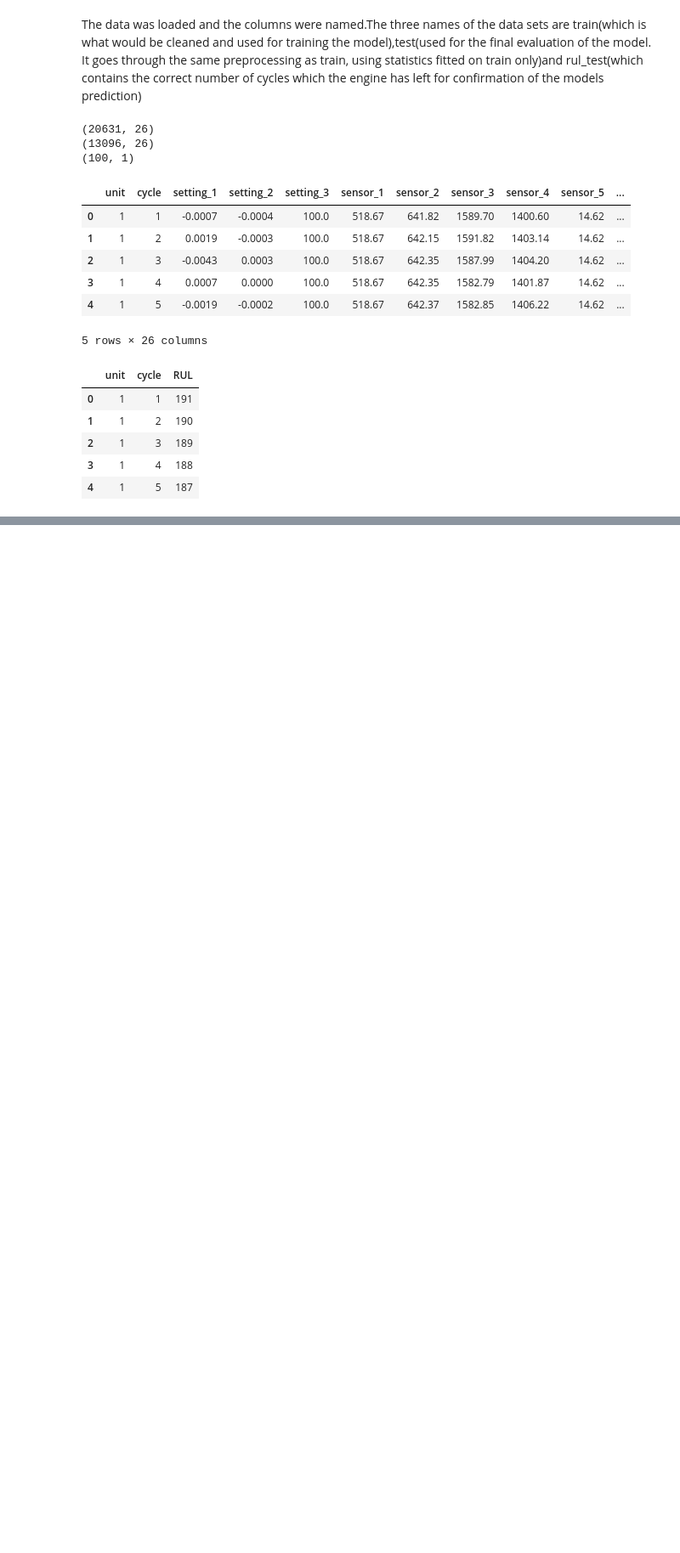
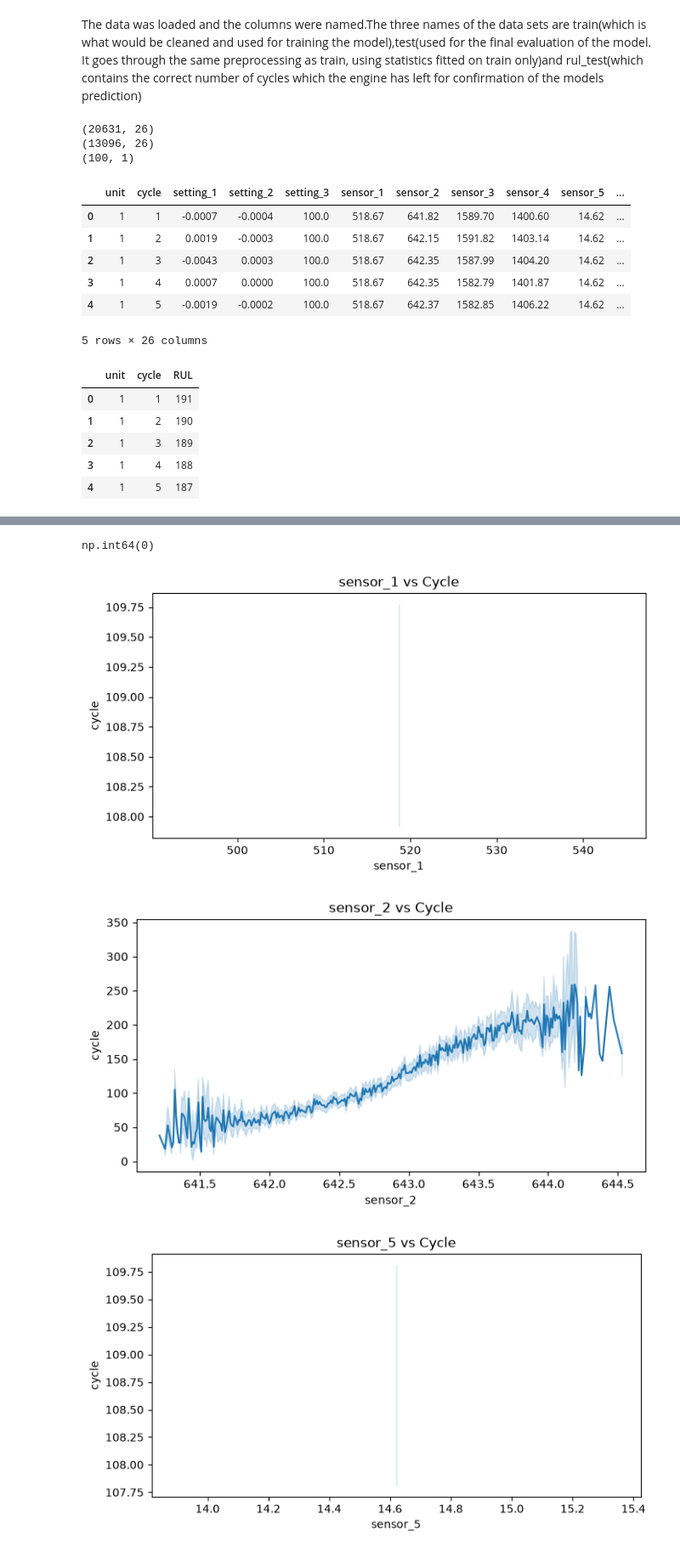
Before and after one commit to Alegbeleye-Ayomide/NASA-C-MAPSS, a Jupyter notebook: NASA C-MAPSS.ipynb, the cells around one changed output, grey strips where cells are left out. Shown at 85% size. Drawn from its saved outputs; the diff is of its cells as text; code cells hidden in the pictures; blank space fills up the shorter version.

```diff
--- a/NASA C-MAPSS.ipynb
+++ b/NASA C-MAPSS.ipynb
@@ -45,0 +102,19 @@ train[['unit', 'cycle', 'RUL']].head()
+# %%
+train.duplicated().sum()
+# %% [output]
+np.int64(0)
+# %%
+import matplotlib.pyplot as plt
+import seaborn as sns
+
+subset = ['sensor_1', 'sensor_2','sensor_5','sensor_10','sensor_12','sensor_20']
+
+for cols in subset:
+    plt.figure(figsize=(8, 4))
+    sns.lineplot(x=cols, y='cycle', data=train)
+    plt.title(f'{cols} vs Cycle')
+    plt.show()
+# %% [output]
+[figure, added]
+[figure, added]
+[figure, added]
```
Also changed, not shown: parts of 5 cells of this notebook.
